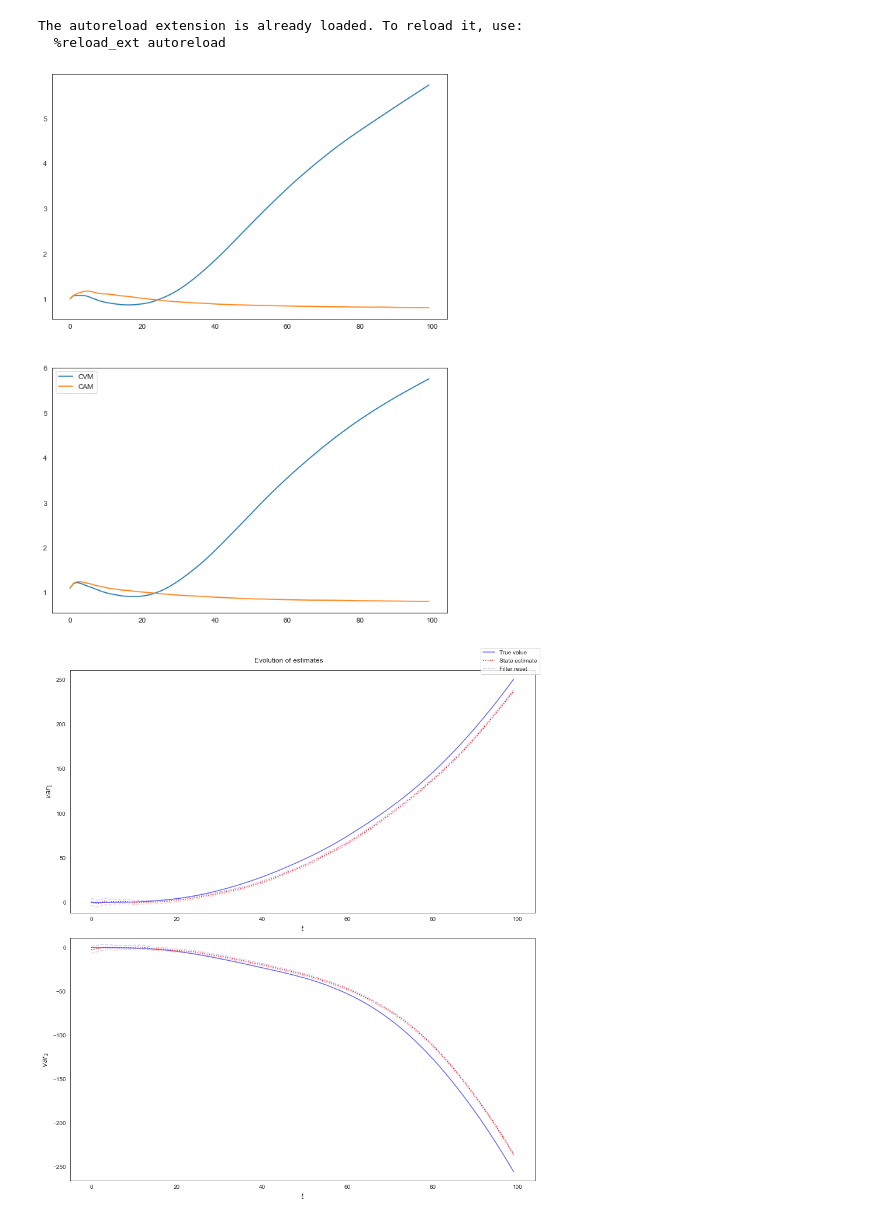
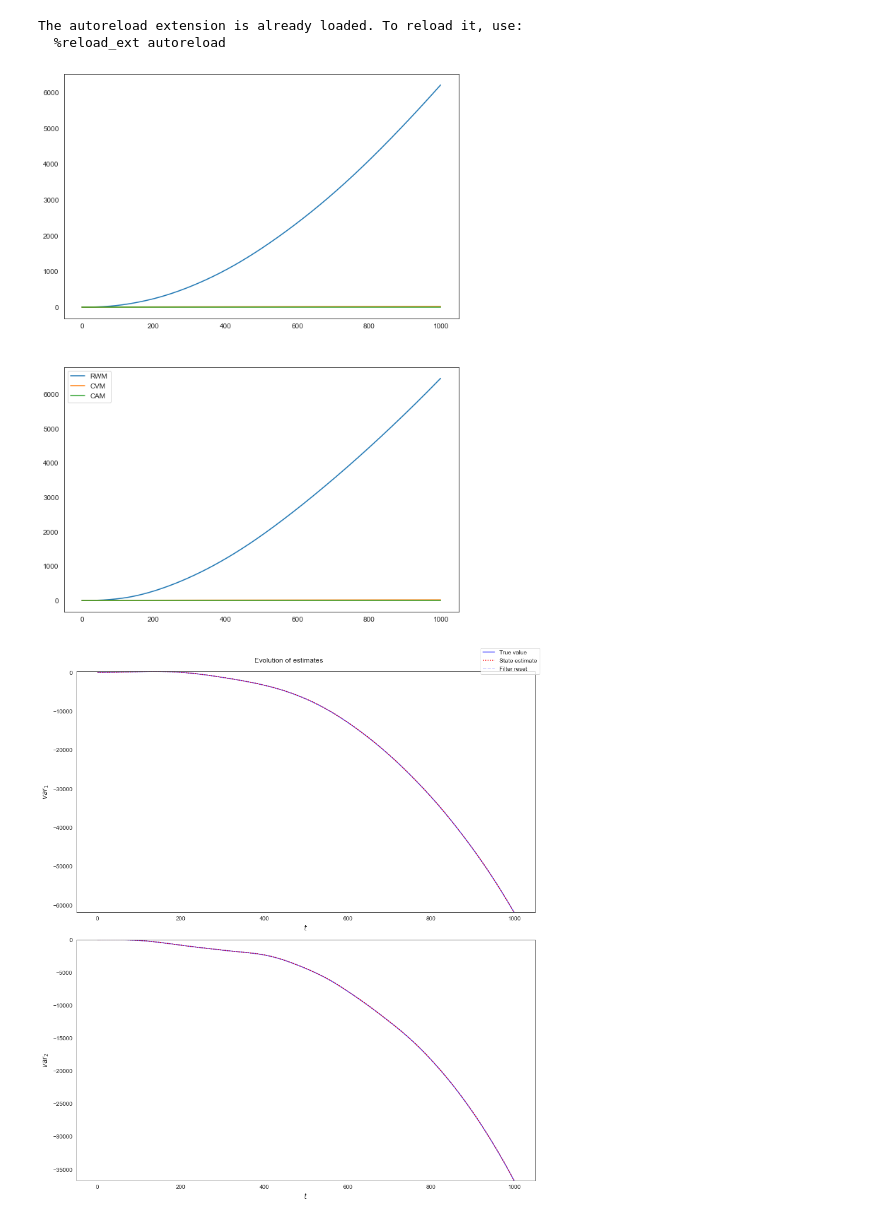
Before and after one commit to maiquang/maithanh-thesis-src, a Jupyter notebook: 01_rwm_cvm_cam.ipynb, the cells around one changed output. Saved outputs shown, nothing was run; the diff lists cells and outputs as text; code cells hidden in the pictures.

```diff
--- a/01_rwm_cvm_cam.ipynb
+++ b/01_rwm_cvm_cam.ipynb
@@ -28,9 +28,9 @@ FILEPATH_CSV = "./simulations/rwm_cvm_cam/rmse_cvm.csv"
 RANDOM_SEED = None
 
 # Trajectory generator parameters
-ndat = 100
-q = 9.5e-5  # Process noise intensity
-r = 1.3  # Observation noise std
+ndat = 1000
+q = 9.8e-5  # Process noise intensity
+r = 1.1  # Observation noise std
 # q = 10
 # r = 1.3
 NDIM = 2
@@ -84,7 +84,7 @@ for i in range(RUNS):
     rmse_rwmnc += rmse(traj.X[:, :NDIM], rwmnc.history[:, :NDIM], n=ndat)
     rmse_cvmnc += rmse(traj.X[:, :NDIM], cvmnc.history[:, :NDIM], n=ndat)
     rmse_camnc += rmse(traj.X[:, :NDIM], camnc.history[:, :NDIM], n=ndat)
-    rmse_data += network_rmse([], traj, ndat, 2, rwmnc, cvmnc, camnc)
+#     rmse_data += network_rmse([], traj, ndat, 2, rwmnc, cvmnc, camnc)
 # %%
 # Average the results
 rmse_rwmnc /= RUNS
@@ -94,22 +94,22 @@ rmse_data /= RUNS
 # %%
 plt.figure(figsize=(10, 14))
 
 for i in range(NDIM):
     plt.subplot(2, 1, i + 1)
-    #     plt.plot(rmse_rwmnc[:, i], label=f"RWM")
+    plt.plot(rmse_rwmnc[:, i], label=f"RWM")
     plt.plot(rmse_cvmnc[:, i], label=f"CVM")
     plt.plot(rmse_camnc[:, i], label=f"CAM")
 
 #     plt.yscale("log", base=10)
 
 plt.legend()
 plt.show()
 # %% [output]
-[figure, old version]
+[figure, new version]
 # %%
 plot_estimates(cvmnc, traj, nvars=2)
 # %% [output]
-[figure, old version]
+[figure, new version]
 # %%
 plot_traj(traj, obs=1)
 # %% [output]
```
Also changed, not shown: parts of 3 cells of this notebook, 3 other files.
